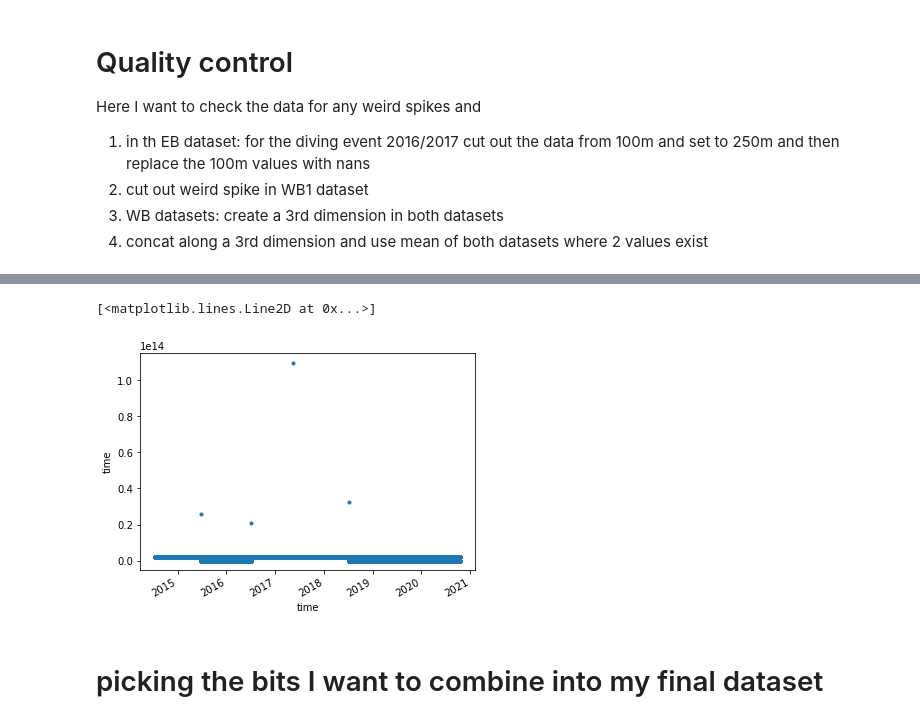
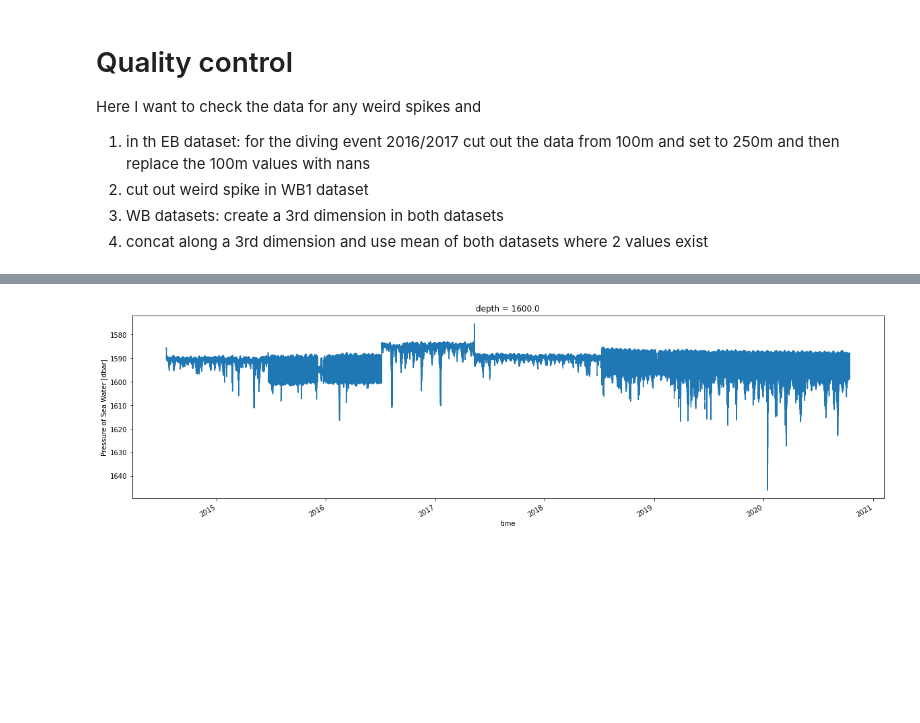
Before and after one commit to Marie-Louise-Korte/Rockall_Trough_MHW, a Jupyter notebook: Quality_control_WB.ipynb, the cells around one changed output, grey strips where cells are left out. Saved outputs shown, nothing was run; the diff lists cells and outputs as text; code cells hidden in the pictures; blank space fills up the shorter version.

```diff
--- a/Quality_control_WB.ipynb
+++ b/Quality_control_WB.ipynb
@@ -23,5 +24,6 @@ file_name = "data/rtwb1_all_merged.nc"
 ds_wb1 = xr.open_dataset(file_name)
 # %%
-file_name = "data/rtwb2_all_merged.nc"
+#file_name = "data/rtwb2_all_merged.nc"
+file_name = "data/rtwb2_after_filter.nc"
 ds_wb2 = xr.open_dataset(file_name)
 # %%
@@ -60,3 +47,2 @@ Now we can easily average over the new dimension moor
 # %%
-ds_wb = ds_wb.mean('moor',skipna=True)
-display(ds_wb)
+ds_wb = ds_wb.mean('moor', keep_attrs=True)
@@ -77,11 +76,6 @@ ds_wb.pres.plot.line(x='time', figsize = (20,5), yincrease = False);
-# %%
-# ds_wb.temp.sel(depth=[1750]).plot.line(x='time', figsize = (20,5), yincrease = False);
-# ds_wb2.temp.sel(depth=[1750]).plot.line(x='time', figsize = (20,5), yincrease = False);
-ds_wb2.time.diff('time').plot.line('.')
-# %% [output]
-[<matplotlib.lines.Line2D at 0x...>]
-[figure, removed]
-# %% [markdown]
-# picking the bits I want to combine into my final dataset
+# %%
+ds_wb.pres.sel(depth=1600).plot.line(x='time', figsize = (20,5), yincrease = False);
+# %% [output]
+[figure, added]
 # %%
 ds_wb = ds_wb.resample(time = "1D").mean(keep_attrs=True);
```
Also changed, not shown: parts of 15 cells of this notebook.
